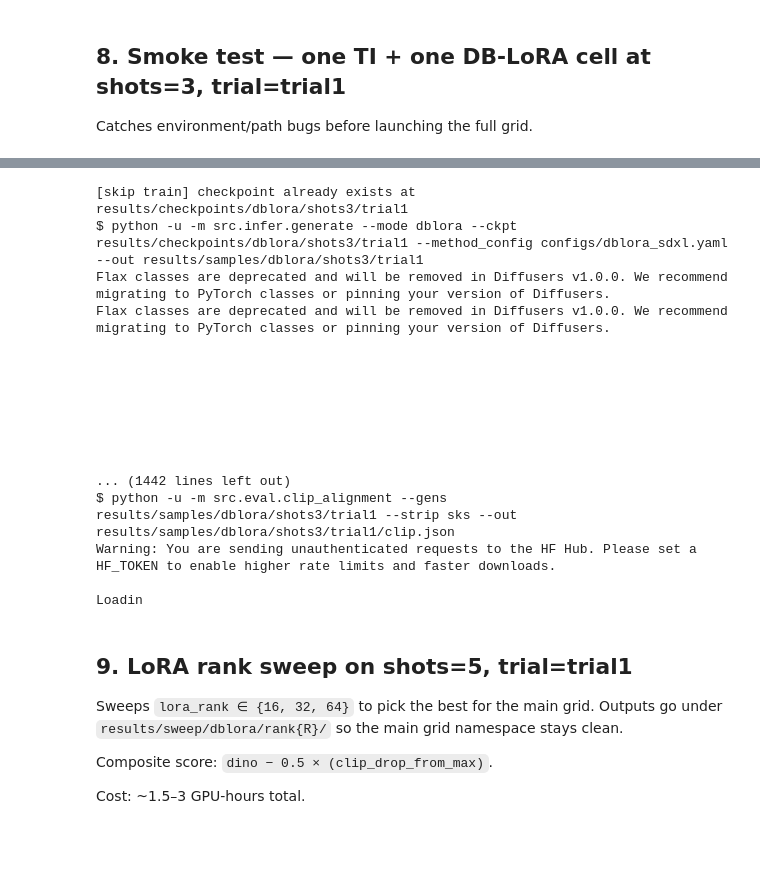
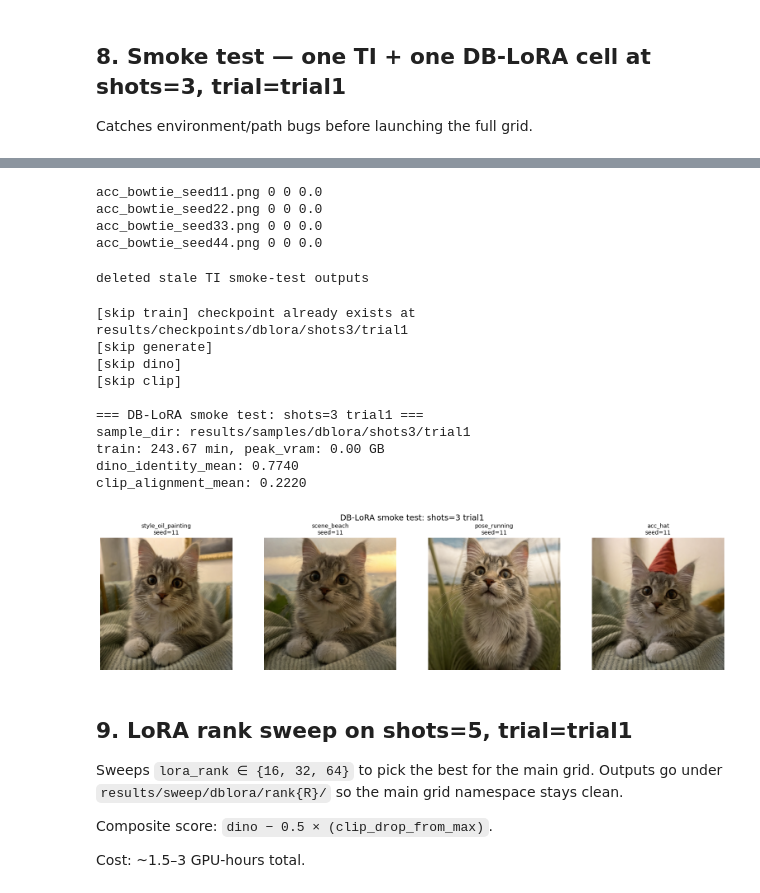
Before and after one commit to yuzukaR/Gen_Finalproj, a Jupyter notebook: notebooks/run_pipeline.ipynb, the cells around one changed output, grey strips where cells are left out. Cells and saved outputs as stored; diff of their text form; code cells hidden in the pictures; blank space fills up the shorter version.

```diff
--- a/notebooks/run_pipeline.ipynb
+++ b/notebooks/run_pipeline.ipynb
@@ -415,3 +624,31 @@ CLIP alignment = 0.1552 (n=64)
+# %%
+from pathlib import Path
+from PIL import Image
+import numpy as np
+
+samp = Path('results/samples/ti/shots3/trial1')
+for p in sorted(samp.glob('*.png'))[:4]:
+    arr = np.array(Image.open(p).convert('RGB'))
+    print(p.name, arr.min(), arr.max(), arr.mean())
+# %% [output]
+acc_bowtie_seed11.png 0 0 0.0
+acc_bowtie_seed22.png 0 0 0.0
+acc_bowtie_seed33.png 0 0 0.0
+acc_bowtie_seed44.png 0 0 0.0
+# %%
+from pathlib import Path
+import shutil
+
+for p in [
+    Path('results/checkpoints/ti/shots3/trial1'),
+    Path('results/samples/ti/shots3/trial1'),
+]:
+    if p.exists():
+        shutil.rmtree(p)
+
+print('deleted stale TI smoke-test outputs')
+# %% [output]
+deleted stale TI smoke-test outputs
 # %%
 import os, subprocess, sys
 from pathlib import Path
@@ -432,48 +669,50 @@ samp = Path('results/samples/dblora/shots3/trial1')
 if not ((ckpt / 'run_stats.json').exists() and (ckpt / 'pytorch_lora_weights.safetensors').exists()):
     run(['python', '-u', '-m', 'src.train.dreambooth_lora',
          '--config', 'configs/dblora_sdxl.yaml',
          '--splits', 'data/splits/splits.json',
          '--prior', 'data/prior',
          '--trial', 'trial1', '--shots', '3', '--out', str(ckpt)])
 else:
     print('[skip train] checkpoint already exists at', ckpt)
 
 if not (samp / 'manifest.json').exists():
     run(['python', '-u', '-m', 'src.infer.generate',
          '--mode', 'dblora', '--ckpt', str(ckpt),
          '--method_config', 'configs/dblora_sdxl.yaml', '--out', str(samp)])
 else:
     print('[skip generate]')
 
 if not (samp / 'dino.json').exists():
     run(['python', '-u', '-m', 'src.eval.dino_identity',
          '--refs', 'data/clean', '--gens', str(samp), '--out', str(samp / 'dino.json')])
 else:
     print('[skip dino]')
 
 if not (samp / 'clip.json').exists():
     run(['python', '-u', '-m', 'src.eval.clip_alignment',
          '--gens', str(samp), '--strip', 'sks', '--out', str(samp / 'clip.json')])
 else:
     print('[skip clip]')
+
+show_run_result(
+    samp,
+    ckpt,
+    title='DB-LoRA smoke test: shots=3 trial1',
+    max_images=4,
+    seed=11,
+)
 # %% [output]
 [skip train] checkpoint already exists at results/checkpoints/dblora/shots3/trial1
-$ python -u -m src.infer.generate --mode dblora --ckpt results/checkpoints/dblora/shots3/trial1 --method_config configs/dblora_sdxl.yaml --out results/samples/dblora/shots3/trial1
-Flax classes are deprecated and will be removed in Diffusers v1.0.0. We recommend migrating to PyTorch classes or pinning your version of Diffusers.
-Flax classes are deprecated and will be removed in Diffusers v1.0.0. We recommend migrating to PyTorch classes or pinning your version of Diffusers.
+[skip generate]
+[skip dino]
+[skip clip]
 
-
-
-
-
-
-
-
-... (1442 lines left out)
-$ python -u -m src.eval.clip_alignment --gens results/samples/dblora/shots3/trial1 --strip sks --out results/samples/dblora/shots3/trial1/clip.json
-Warning: You are sending unauthenticated requests to the HF Hub. Please set a HF_TOKEN to enable higher rate limits and faster downloads.
-
-Loadin
+=== DB-LoRA smoke test: shots=3 trial1 ===
+sample_dir: results/samples/dblora/shots3/trial1
+train: 243.67 min, peak_vram: 0.00 GB
+dino_identity_mean: 0.7740
+clip_alignment_mean: 0.2220
+[figure, added]
 # %% [markdown]
 ## 9. LoRA rank sweep on shots=5, trial=trial1
 
```
Also changed, not shown: parts of 10 cells of this notebook, 2 other files.
